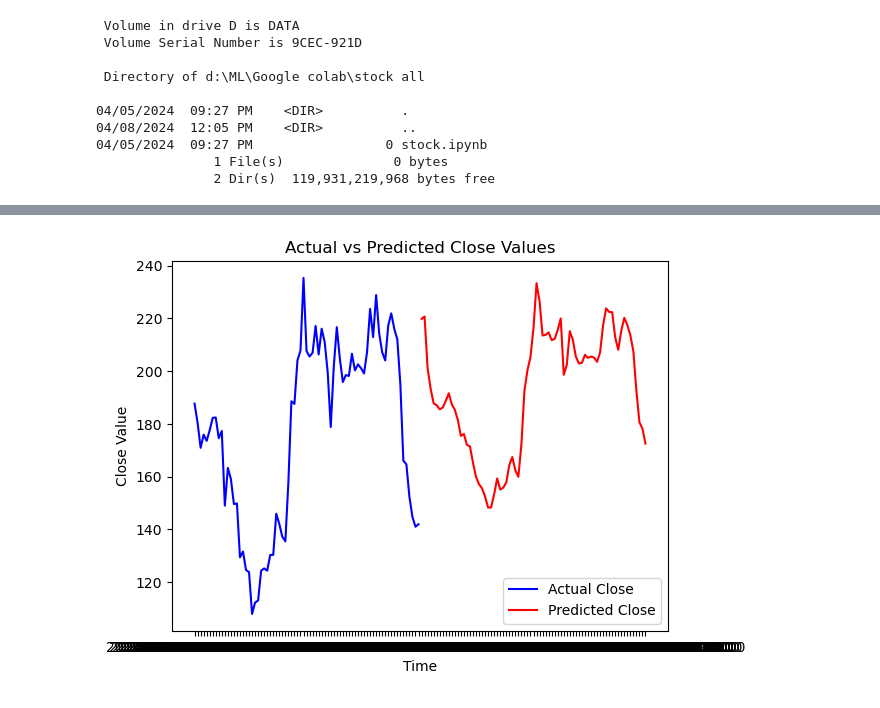
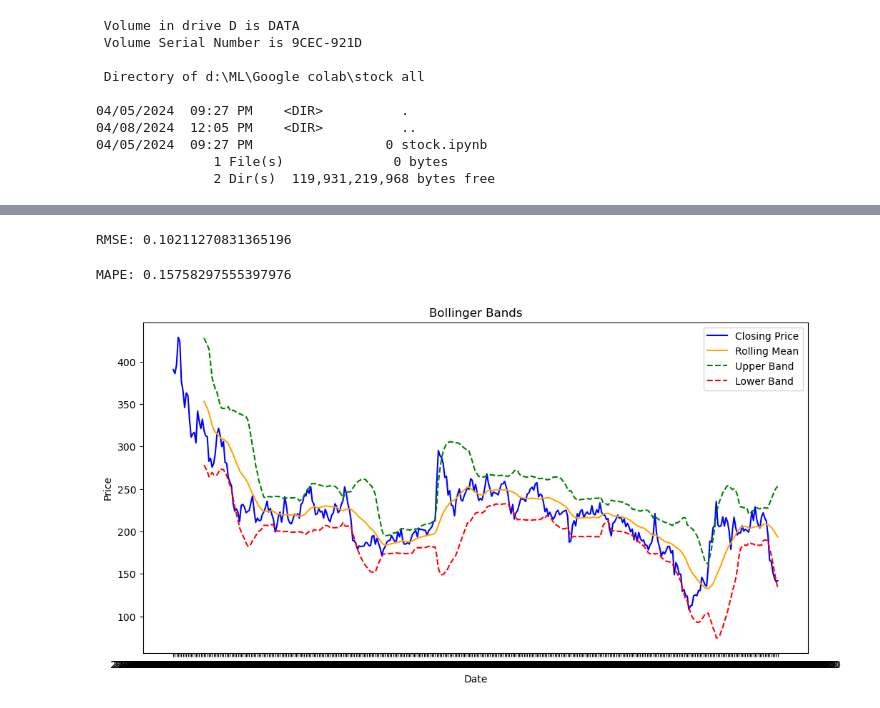
Before and after one commit to santhosh-kumar-17/Machine-Learning, a Jupyter notebook: Google colab/stock all/stock.ipynb, the cells around one changed output, grey strips where cells are left out. Saved outputs shown, nothing was run; the diff lists cells and outputs as text; code cells hidden in the pictures.

```diff
--- a/Google colab/stock all/stock.ipynb
+++ b/Google colab/stock all/stock.ipynb
@@ -78,20 +83,0 @@ Epoch 50/50
-# %%
-# Convert index to string format
-data.index = data.index.astype(str)
-
-# Plotting the actual close values from the original dataset
-plt.plot(df.index[train_size+lookback_window+1:], df['close'][train_size+lookback_window+1:], label='Actual Close', color='blue')
-
-# Plotting the predicted close values from your LSTM model
-plt.plot(data.index, data['close'], label='Predicted Close', color='red')
-
-# Adding labels and title
-plt.xlabel('Time')
-plt.ylabel('Close Value')
-plt.title('Actual vs Predicted Close Values')
-plt.legend()
-
-# Displaying the plot
-plt.show()
-# %% [output]
-[figure, removed]
@@ -97,0 +92,12 @@ plt.show()
+# %%
+from sklearn.metrics import mean_squared_error, mean_absolute_percentage_error
+
+# Calculate RMSE
+rmse = np.sqrt(mean_squared_error(y_test, y_pred))
+
+# Calculate MAPE
+mape = mean_absolute_percentage_error(y_test, y_pred)
+
+print("RMSE:", rmse)
+# %% [output]
+RMSE: 0.10211270831365196
@@ -97,0 +109,41 @@ plt.show()
+# %%
+print("MAPE:", mape)
+RMSE: 0.10211270831365196
+MAPE: 0.15758297555397976
+# %% [output]
+MAPE: 0.15758297555397976
+# %%
+import pandas as pd
+import numpy as np
+import matplotlib.pyplot as plt
+
+# Load data
+df = pd.read_csv("bank.csv")
+df.set_index('Datetime', inplace=True)
+df.fillna(method="ffill", inplace=True)
+
+# Define parameters
+window = 20  # Window size for calculating moving average
+num_std = 2  # Number of standard deviations for upper and lower bands
+
+# Calculate rolling mean and standard deviation
+rolling_mean = df['close'].rolling(window=window).mean()
+rolling_std = df['close'].rolling(window=window).std()
+
+# Calculate upper and lower bands
+upper_band = rolling_mean + (rolling_std * num_std)
+lower_band = rolling_mean - (rolling_std * num_std)
+
+# Plot closing prices and Bollinger Bands
+plt.figure(figsize=(12, 6))
+plt.plot(df.index, df['close'], label='Closing Price', color='blue')
+plt.plot(rolling_mean.index, rolling_mean, label='Rolling Mean', color='orange')
+plt.plot(upper_band.index, upper_band, label='Upper Band', color='green', linestyle='--')
+plt.plot(lower_band.index, lower_band, label='Lower Band', color='red', linestyle='--')
+plt.title('Bollinger Bands')
+plt.xlabel('Date')
+plt.ylabel('Price')
+plt.legend()
+plt.show()
+# %% [output]
+[figure, added]
```
Also changed, not shown: parts of 10 cells of this notebook, 14 other files.
